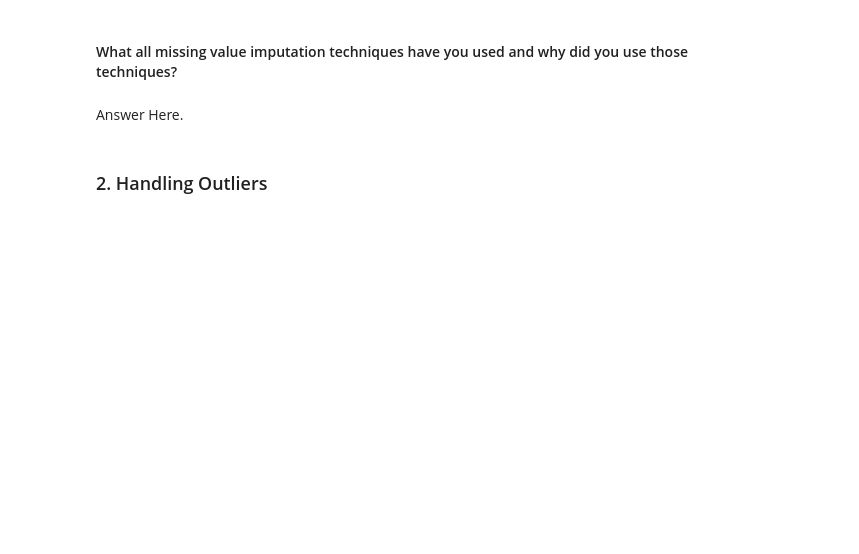
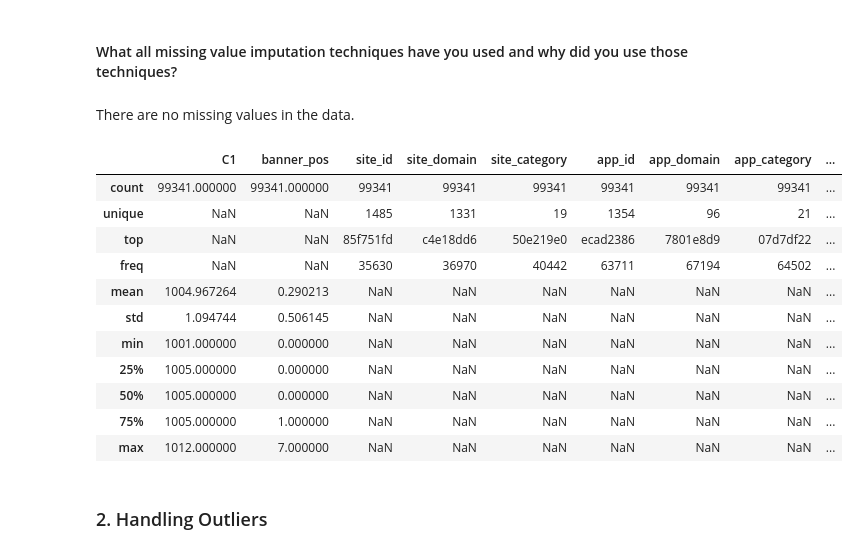
Before and after one commit to Jassibro/CTR-PREDICTION, a Jupyter notebook: Click_Through_Rates_Prediction.ipynb, the cells around one changed output. Saved outputs shown, nothing was run; the diff lists cells and outputs as text; code cells hidden in the pictures; blank space fills up the shorter version.

```diff
--- a/Click_Through_Rates_Prediction.ipynb
+++ b/Click_Through_Rates_Prediction.ipynb
@@ -621,6 +697,21 @@ Answer Here.
 # %% [markdown]
 #### What all missing value imputation techniques have you used and why did you use those techniques?
-# %% [markdown]
-Answer Here.
+# %% [markdown]
+There are no missing values in the data.
+# %%
+df.describe(include='all')
+# %% [output]
+|  | C1 | banner_pos | site_id | site_domain | site_category | app_id | app_domain | app_category | ... |
+| count | 99341.000000 | 99341.000000 | 99341 | 99341 | 99341 | 99341 | 99341 | 99341 | ... |
+| unique | NaN | NaN | 1485 | 1331 | 19 | 1354 | 96 | 21 | ... |
+| top | NaN | NaN | 85f751fd | c4e18dd6 | 50e219e0 | ecad2386 | 7801e8d9 | 07d7df22 | ... |
+| freq | NaN | NaN | 35630 | 36970 | 40442 | 63711 | 67194 | 64502 | ... |
+| mean | 1004.967264 | 0.290213 | NaN | NaN | NaN | NaN | NaN | NaN | ... |
+| std | 1.094744 | 0.506145 | NaN | NaN | NaN | NaN | NaN | NaN | ... |
+| min | 1001.000000 | 0.000000 | NaN | NaN | NaN | NaN | NaN | NaN | ... |
+| 25% | 1005.000000 | 0.000000 | NaN | NaN | NaN | NaN | NaN | NaN | ... |
+| 50% | 1005.000000 | 0.000000 | NaN | NaN | NaN | NaN | NaN | NaN | ... |
+| 75% | 1005.000000 | 1.000000 | NaN | NaN | NaN | NaN | NaN | NaN | ... |
+| max | 1012.000000 | 7.000000 | NaN | NaN | NaN | NaN | NaN | NaN | ... |
 # %% [markdown]
 ### 2. Handling Outliers
```
Also changed, not shown: parts of 116 cells of this notebook.
